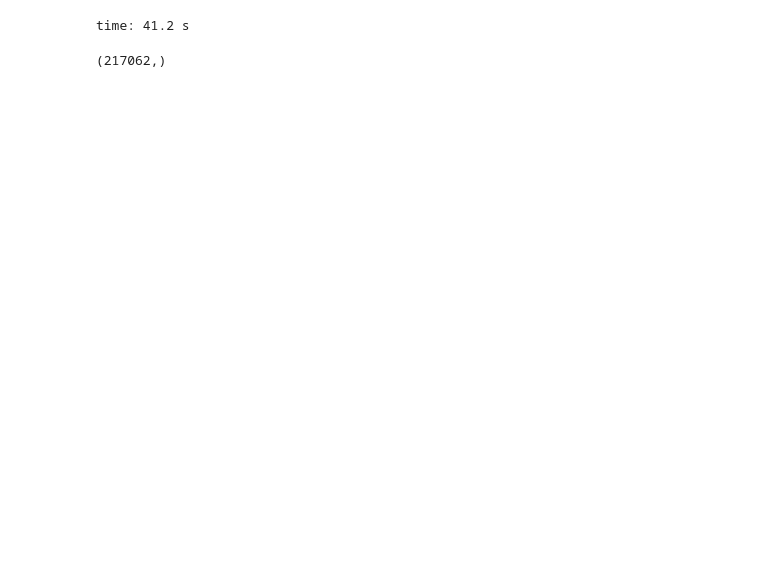
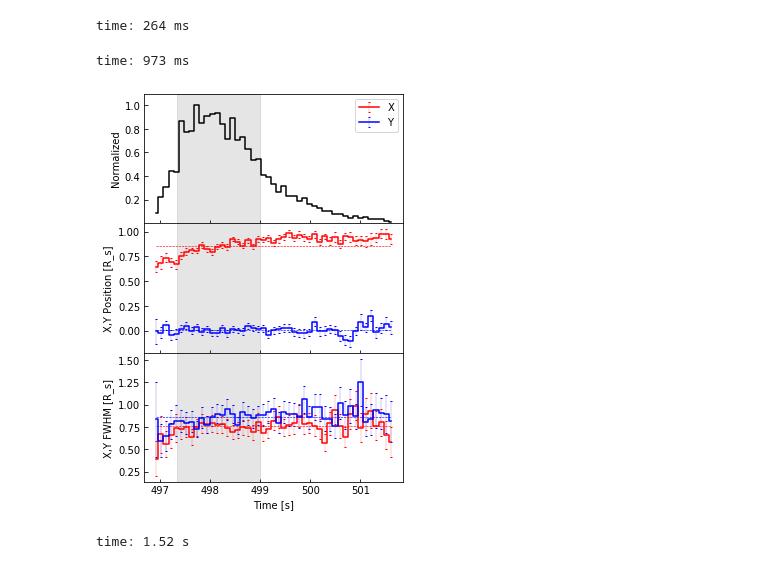
Before and after one commit to peijin94/SunRay, a Jupyter notebook: ray_scat_test.ipynb, the cells around one changed output. Saved outputs shown, nothing was run; the diff lists cells and outputs as text; code cells hidden in the pictures; blank space fills up the shorter version.

```diff
--- a/ray_scat_test.ipynb
+++ b/ray_scat_test.ipynb
@@ -126,7 +127,7 @@ plt.hist(torch.sum(r_vec*k_vec,0).cpu())
 # %%
 r_vec
 # %%
-np.savez('sunray_big_float32_20deg.npz', steps_N  = steps_N, collect_N = collect_N,
+np.savez('sunray_float32_20deg_small.npz', steps_N  = steps_N, collect_N = collect_N,
     photon_N = photon_N, start_r = start_r, start_theta = start_theta,
     start_phi  = start_phi, f_ratio  = f_ratio, epsilon = epsilon ,
     anis = anis, asym = asym,
@@ -135,13 +136,17 @@ np.savez('sunray_big_float32_20deg.npz', steps_N  = steps_N, collect_N = collect
     t_collect=t_collect.cpu(), tau=tau.cpu(),
     r_vec_collect_local=r_vec_collect_local,
     k_vec_collect_local=k_vec_collect_local)
+# %% [output]
+time: 264 ms
 # %%
 from sunRay.statisticalRays import collectXYt1AU
 
-(x_im_stat,y_im_stat,t_reach_stat,weights_stat) = collectXYt1AU(photon_N,r_vec_collect_local,k_vec_collect_local,t_collect.cpu(),tau.cpu())
+(x_im_stat,y_im_stat,t_reach_stat,weights_stat) = collectXYt1AU(photon_N,r_vec_collect_local,k_vec_collect_local,t_collect.cpu(),tau.cpu(),omega0.cpu())
 # %% [output]
-time: 41.2 s
+time: 973 ms
-# %%
-x_im_stat.shape
-# %% [output]
-(217062,)
+# %%
+from sunRay.showPlot import XYVariationPlot
+XYVariationPlot(x_im_stat,y_im_stat,t_reach_stat,weights_stat,t_step = 0.1)
+# %% [output]
+[figure, added]
+time: 1.52 s
```
Also changed, not shown: parts of 4 cells of this notebook, 3 other files.
